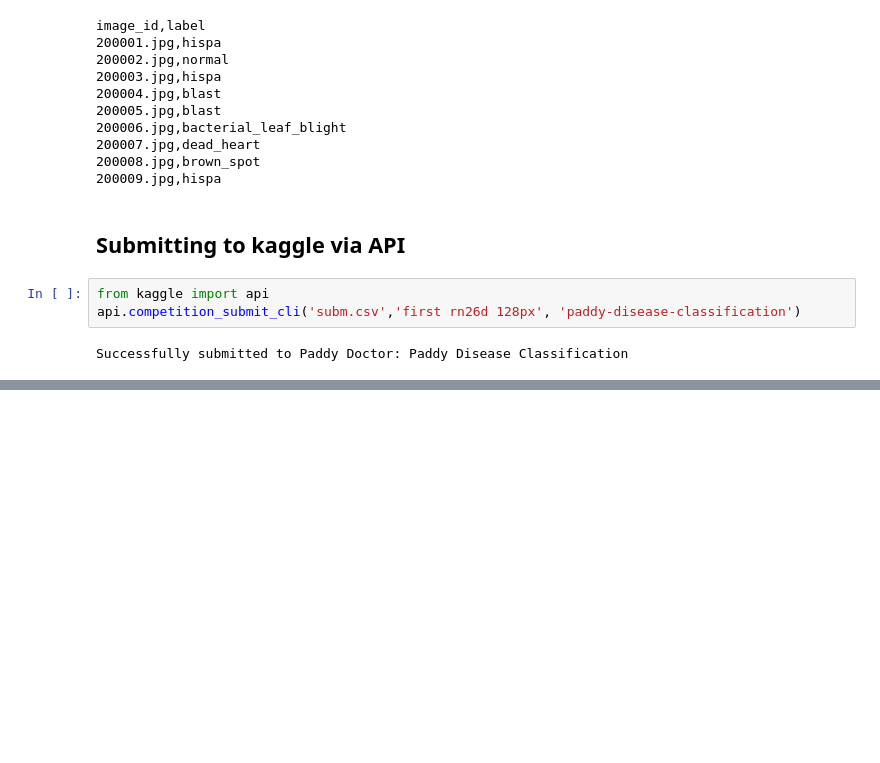
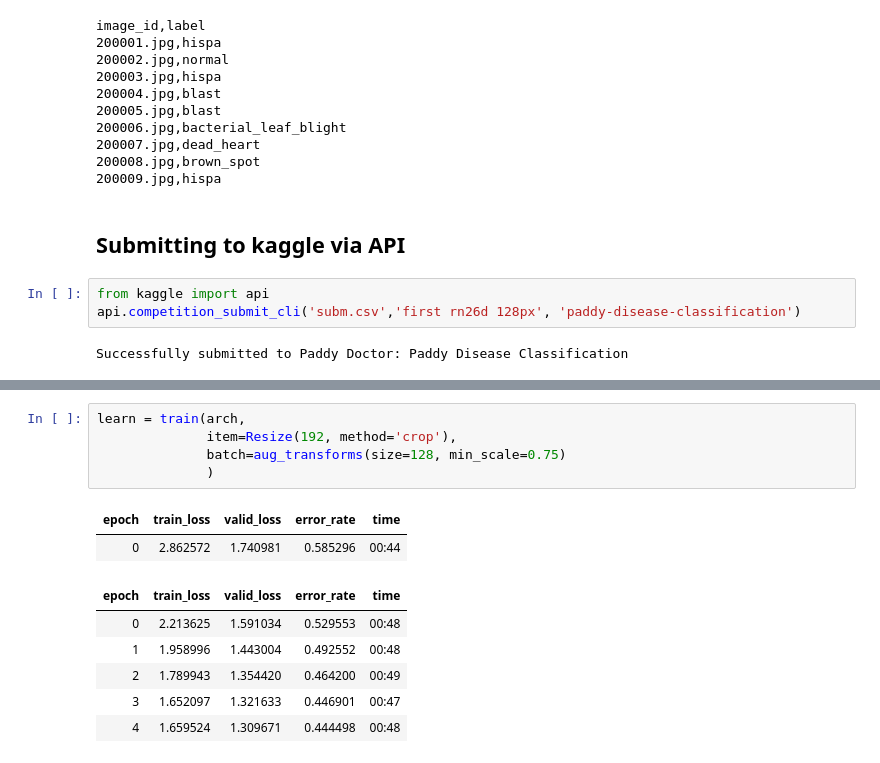
Before and after one commit to jalkestrup/fastai_course, a Jupyter notebook: 06_Paddy_vision/paddy.ipynb, the cells around one changed output, grey strips where cells are left out. Drawn from its saved outputs; the diff is of its cells as text; blank space fills up the shorter version.

```diff
--- a/06_Paddy_vision/paddy.ipynb
+++ b/06_Paddy_vision/paddy.ipynb
@@ -398,0 +485,14 @@ Successfully submitted to Paddy Doctor: Paddy Disease Classification
+# %%
+learn = train(arch,
+              item=Resize(192, method='crop'),
+              batch=aug_transforms(size=128, min_scale=0.75)
+              )
+# %% [output]
+| epoch | train_loss | valid_loss | error_rate | time |
+| 0 | 2.862572 | 1.740981 | 0.585296 | 00:44 |
+| epoch | train_loss | valid_loss | error_rate | time |
+| 0 | 2.213625 | 1.591034 | 0.529553 | 00:48 |
+| 1 | 1.958996 | 1.443004 | 0.492552 | 00:48 |
+| 2 | 1.789943 | 1.354420 | 0.464200 | 00:49 |
+| 3 | 1.652097 | 1.321633 | 0.446901 | 00:47 |
+| 4 | 1.659524 | 1.309671 | 0.444498 | 00:48 |
```
Also changed, not shown: parts of 27 cells of this notebook.
